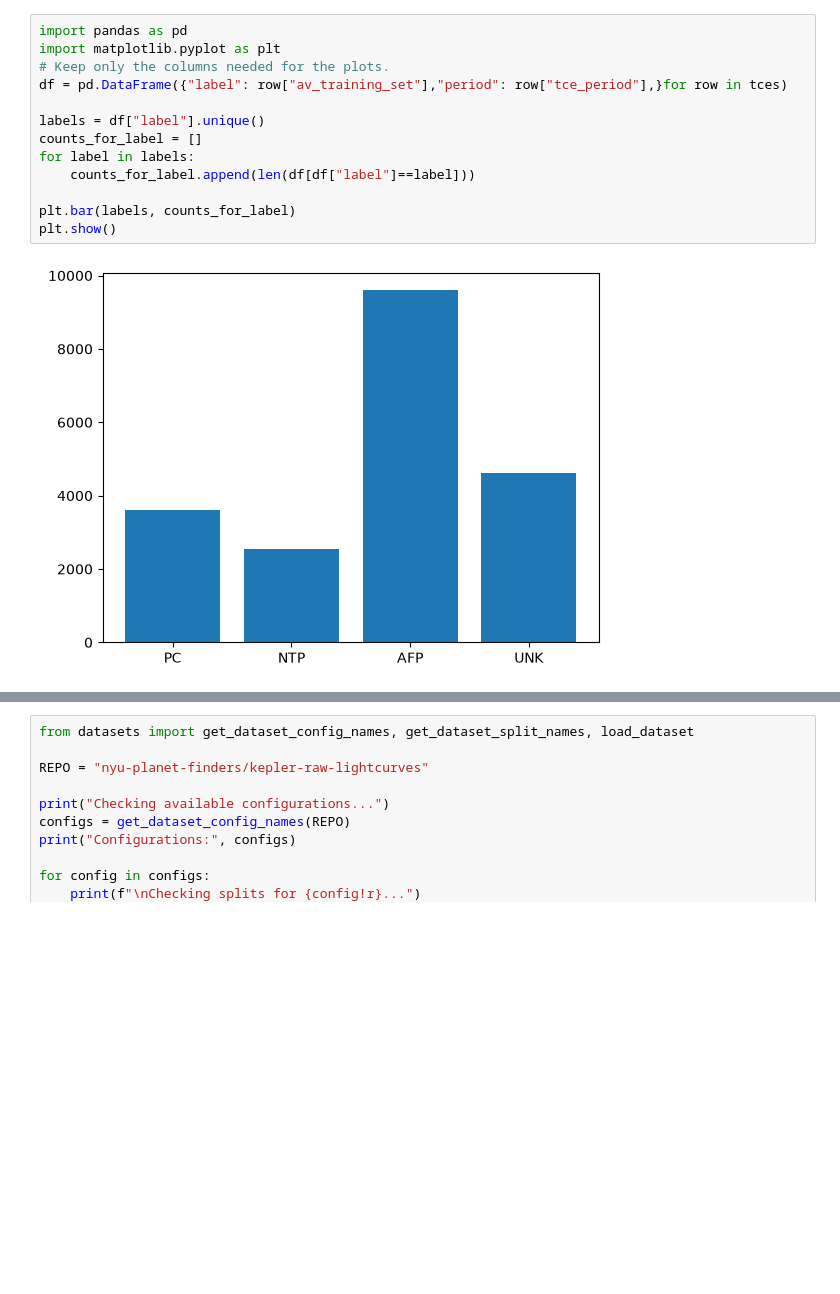
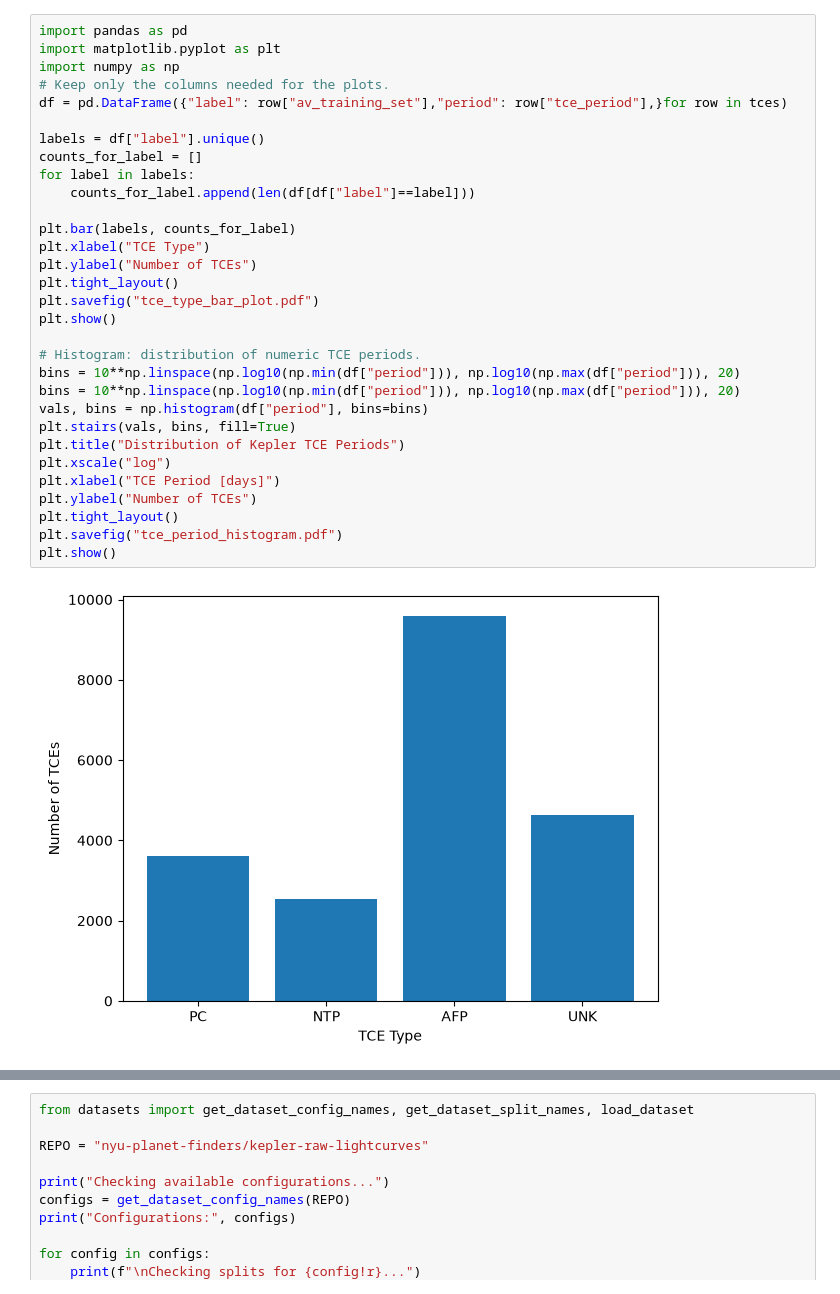
Before and after one commit to oliviergilbertastro/stats507-coursework, a Jupyter notebook: project/kepler.ipynb, the cells around one changed output, grey strips where cells are left out. Cells and saved outputs as stored; diff of their text form; blank space fills up the shorter version.

Commit message:
period histogram

```diff
--- a/project/kepler.ipynb
+++ b/project/kepler.ipynb
@@ -25,15 +25,33 @@ IterableDataset({
 # %%
 import pandas as pd
 import matplotlib.pyplot as plt
+import numpy as np
 # Keep only the columns needed for the plots.
 df = pd.DataFrame({"label": row["av_training_set"],"period": row["tce_period"],}for row in tces)
 
 labels = df["label"].unique()
 counts_for_label = []
 for label in labels:
     counts_for_label.append(len(df[df["label"]==label]))
 
 plt.bar(labels, counts_for_label)
+plt.xlabel("TCE Type")
+plt.ylabel("Number of TCEs")
+plt.tight_layout()
+plt.savefig("tce_type_bar_plot.pdf")
 plt.show()
+
+# Histogram: distribution of numeric TCE periods.
+bins = 10**np.linspace(np.log10(np.min(df["period"])), np.log10(np.max(df["period"])), 20)
+bins = 10**np.linspace(np.log10(np.min(df["period"])), np.log10(np.max(df["period"])), 20)
+vals, bins = np.histogram(df["period"], bins=bins)
+plt.stairs(vals, bins, fill=True)
+plt.title("Distribution of Kepler TCE Periods")
+plt.xscale("log")
+plt.xlabel("TCE Period [days]")
+plt.ylabel("Number of TCEs")
+plt.tight_layout()
+plt.savefig("tce_period_histogram.pdf")
+plt.show()
 # %% [output]
-[figure, old version]
+[figure, new version]
```
Also changed, not shown: parts of 1 cell of this notebook, 2 other files.
